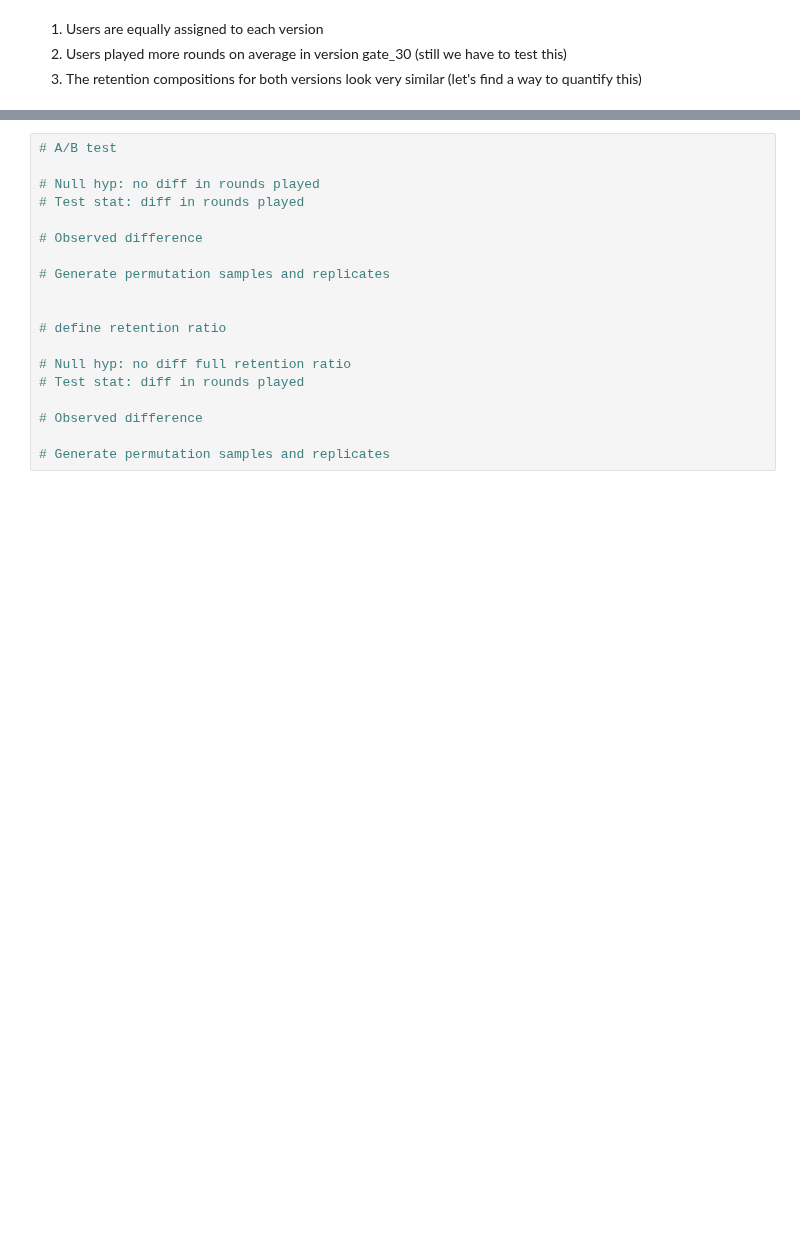
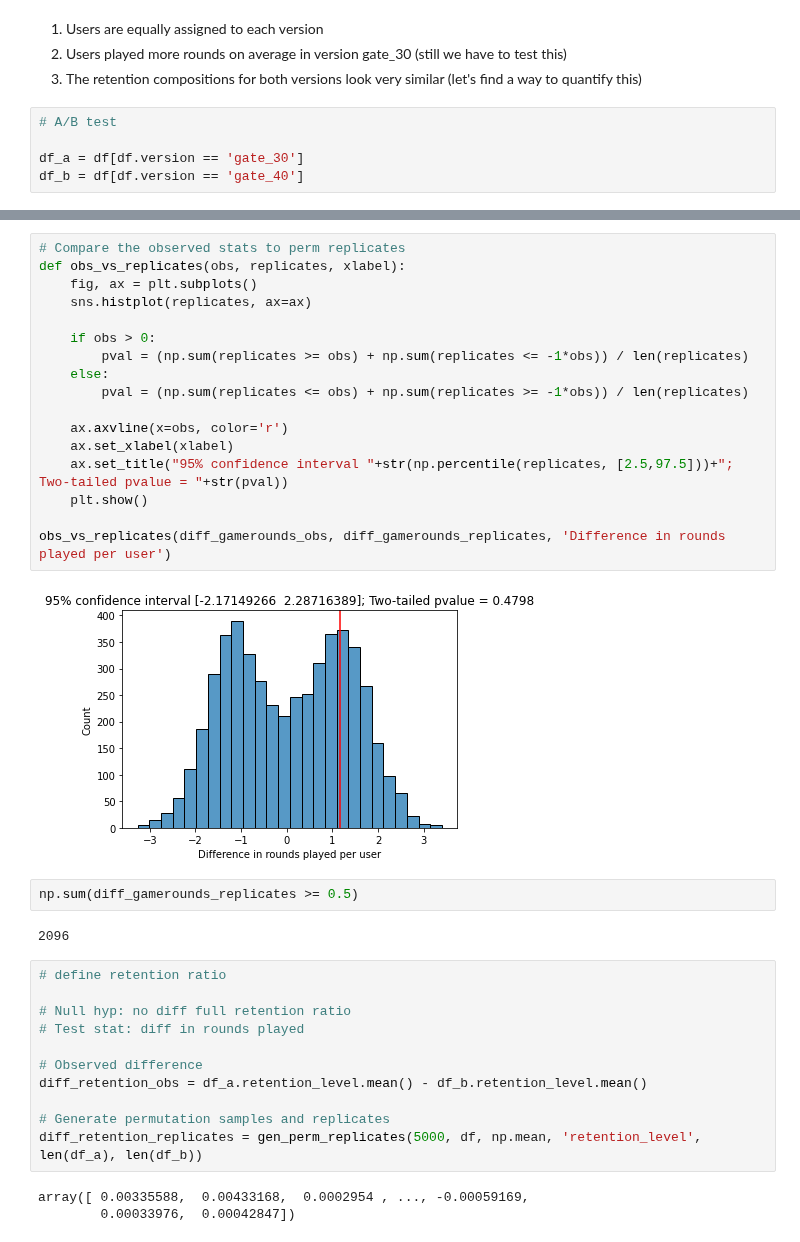
Before and after one commit to tawiwut-cha/datacamp_projects, a Jupyter notebook: cookie_cats/cookie_cats_tc.ipynb, the cells around one changed output, grey strips where cells are left out. Saved outputs shown, nothing was run; the diff lists cells and outputs as text; blank space fills up the shorter version.

```diff
--- a/cookie_cats/cookie_cats_tc.ipynb
+++ b/cookie_cats/cookie_cats_tc.ipynb
@@ -118,3 +125,8 @@ Text(0.5, 1.0, 'Retention levels for each version of the game')
 1. Users are equally assigned to each version
 2. Users played more rounds on average in version gate_30 (still we have to test this)
 3. The retention compositions for both versions look very similar (let's find a way to quantify this)
+# %%
+# A/B test
+
+df_a = df[df.version == 'gate_30']
+df_b = df[df.version == 'gate_40']
@@ -121,19 +177,37 @@ Text(0.5, 1.0, 'Retention levels for each version of the game')
+# %%
+# Compare the observed stats to perm replicates
+def obs_vs_replicates(obs, replicates, xlabel):
+    fig, ax = plt.subplots()
+    sns.histplot(replicates, ax=ax)
+
+    if obs > 0:
+        pval = (np.sum(replicates >= obs) + np.sum(replicates <= -1*obs)) / len(replicates)
+    else:
+        pval = (np.sum(replicates <= obs) + np.sum(replicates >= -1*obs)) / len(replicates)
+
+    ax.axvline(x=obs, color='r')
+    ax.set_xlabel(xlabel)
+    ax.set_title("95% confidence interval "+str(np.percentile(replicates, [2.5,97.5]))+"; Two-tailed pvalue = "+str(pval))
+    plt.show()
+
+obs_vs_replicates(diff_gamerounds_obs, diff_gamerounds_replicates, 'Difference in rounds played per user')
+# %% [output]
+[figure, added]
+# %%
+np.sum(diff_gamerounds_replicates >= 0.5)
+# %% [output]
+2096
 # %%
-# A/B test
-
-# Null hyp: no diff in rounds played
-# Test stat: diff in rounds played
-
-# Observed difference
-
-# Generate permutation samples and replicates
-
-
 # define retention ratio
 
 # Null hyp: no diff full retention ratio
 # Test stat: diff in rounds played
 
 # Observed difference
+diff_retention_obs = df_a.retention_level.mean() - df_b.retention_level.mean()
 
 # Generate permutation samples and replicates
+diff_retention_replicates = gen_perm_replicates(5000, df, np.mean, 'retention_level', len(df_a), len(df_b))
+# %% [output]
+array([ 0.00335588,  0.00433168,  0.0002954 , ..., -0.00059169,
+        0.00033976,  0.00042847])
```
Also changed, not shown: parts of 5 cells of this notebook.
